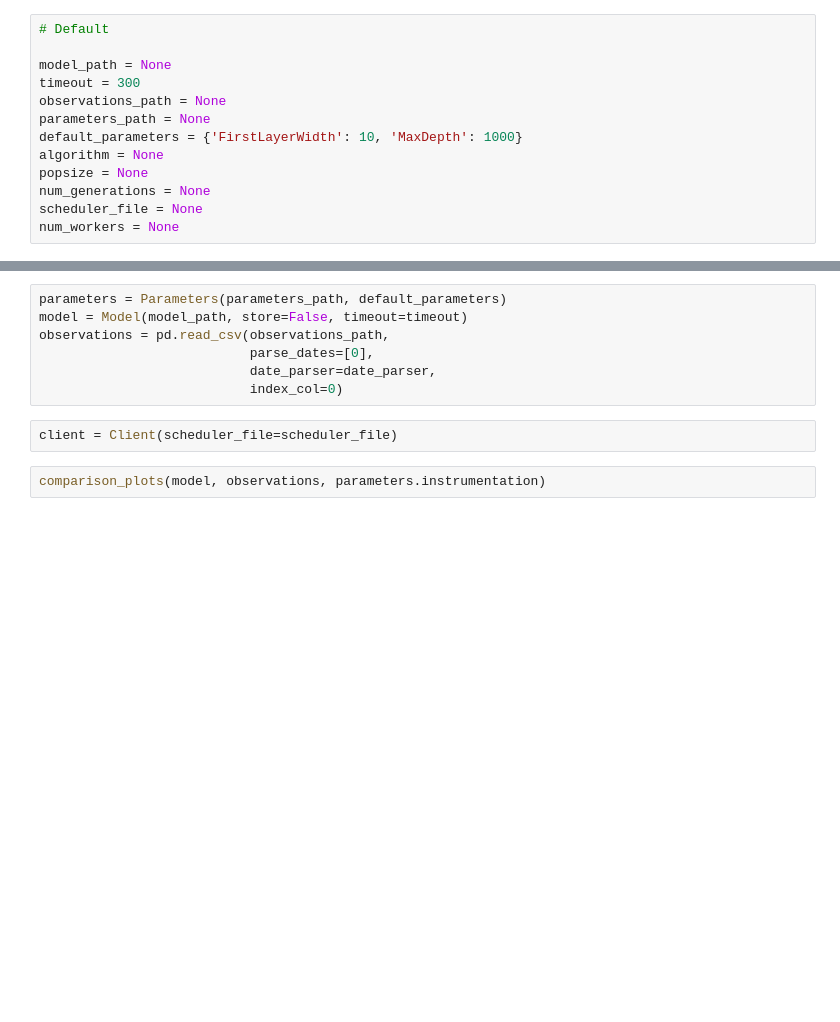
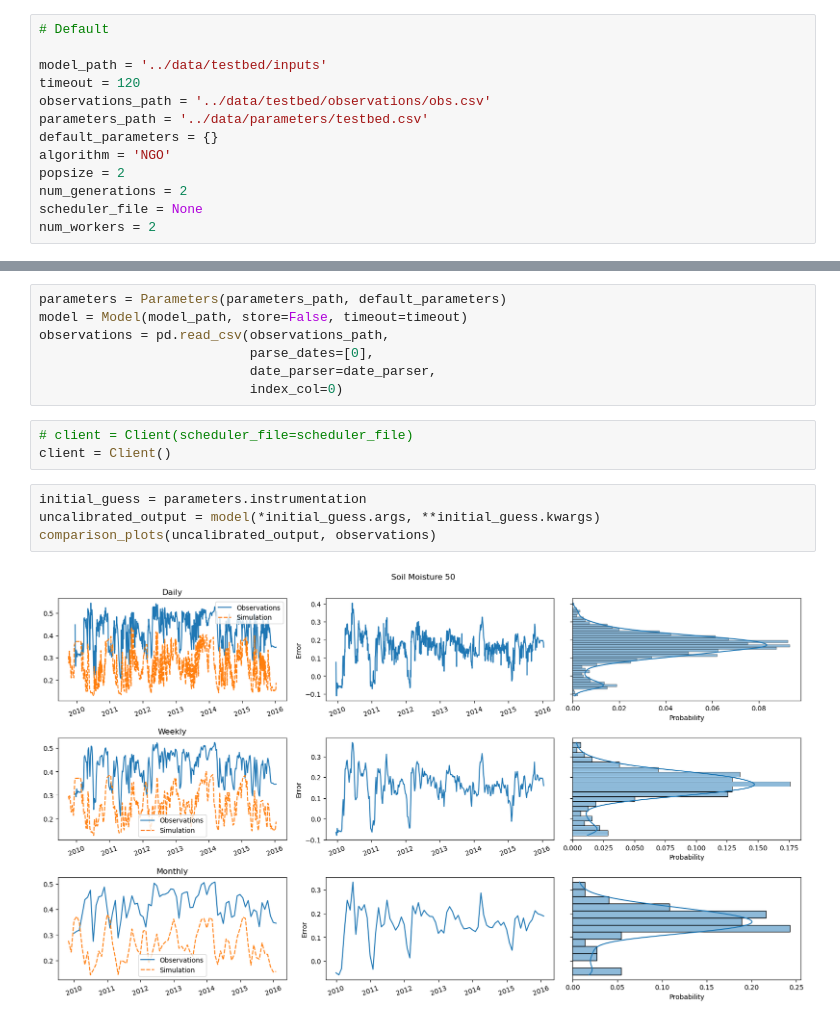
Before and after one commit to stefanocampanella/MHPC-project, a Jupyter notebook: notebooks/calibration.ipynb, the cells around one changed output, grey strips where cells are left out. Saved outputs shown, nothing was run; the diff lists cells and outputs as text; blank space fills up the shorter version.

```diff
--- a/notebooks/calibration.ipynb
+++ b/notebooks/calibration.ipynb
@@ -3,16 +3,16 @@
 # %%
 # Default
 
-model_path = None
-timeout = 300
-observations_path = None
-parameters_path = None
-default_parameters = {'FirstLayerWidth': 10, 'MaxDepth': 1000}
-algorithm = None
-popsize = None
-num_generations = None
+model_path = '../data/testbed/inputs'
+timeout = 120
+observations_path = '../data/testbed/observations/obs.csv'
+parameters_path = '../data/parameters/testbed.csv'
+default_parameters = {}
+algorithm = 'NGO'
+popsize = 2
+num_generations = 2
 scheduler_file = None
-num_workers = None
+num_workers = 2
 # %%
 from time import strftime, gmtime
 
@@ -43,6 +43,11 @@ observations = pd.read_csv(observations_path,
                            date_parser=date_parser,
                            index_col=0)
 # %%
-client = Client(scheduler_file=scheduler_file)
+# client = Client(scheduler_file=scheduler_file)
+client = Client()
-# %%
-comparison_plots(model, observations, parameters.instrumentation)
+# %%
+initial_guess = parameters.instrumentation
+uncalibrated_output = model(*initial_guess.args, **initial_guess.kwargs)
+comparison_plots(uncalibrated_output, observations)
+# %% [output]
+[figure, added]
```
Also changed, not shown: parts of 7 cells of this notebook, 5 other files.
